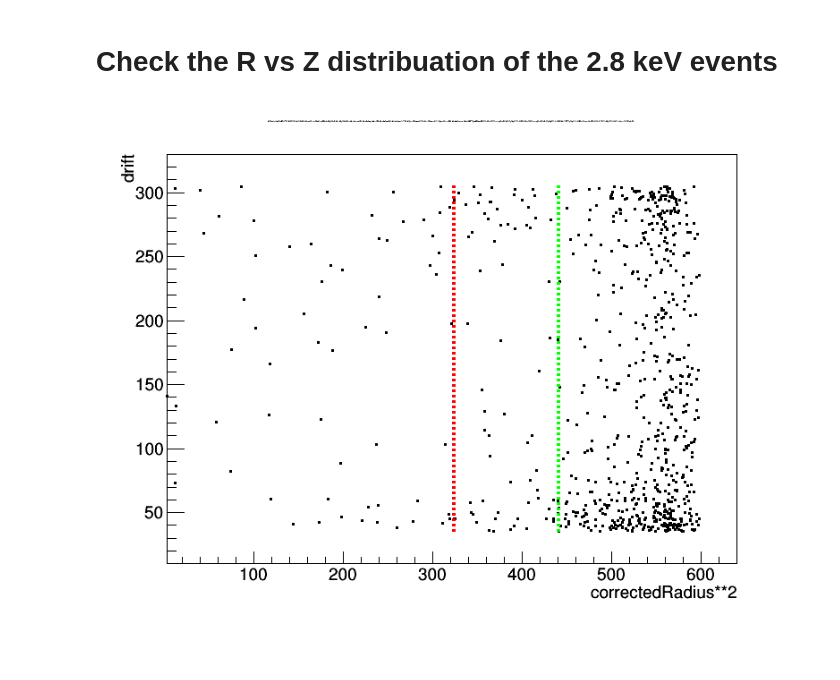
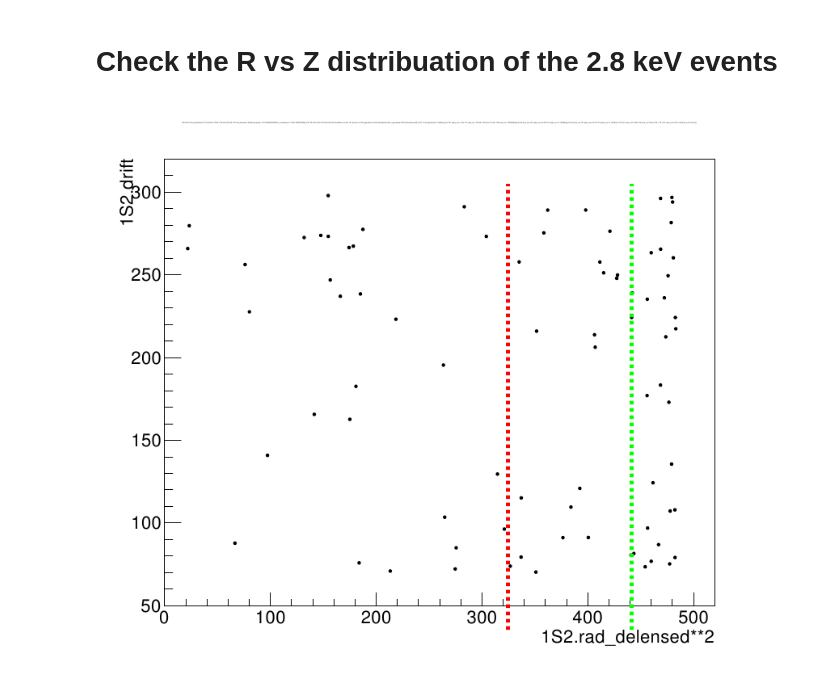
Before and after one commit to attdobi/iPyNb, a Jupyter notebook: Analysis_Code/Root_Run04_E.ipynb, the cells around one changed output. Saved outputs shown, nothing was run; the diff lists cells and outputs as text; code cells hidden in the pictures; blank space fills up the shorter version.

```diff
--- a/Analysis_Code/Root_Run04_E.ipynb
+++ b/Analysis_Code/Root_Run04_E.ipynb
@@ -91,6 +71,9 @@ chain.Add('/project/projectdirs/lux/data/golden/Run04_Cs.root')
 
 '''
 
-chain = TChain('golden')
-chain.Add('/project/projectdirs/lux/data/golden/root/Golden_Run04/*.root')
+chain = TChain('filter')
+chain.Add('/global/projecta/projectdirs/lux/data/golden/allRun4/*.root')
+
+chain_live = TChain('live')
+chain_live.Add('/global/projecta/projectdirs/lux/data/golden/allRun4/*.root')
 # %% [output]
@@ -506,11 +401,11 @@ c3 = rootnotes.default_canvas(name='3keV')
 #chain.SetMarkerSize(10)
 #setup s2 vs s2 hist to get LY,QY
 density_plt_hst2=TH2F('density_plt_hst2','2.8 keV WTF 1;S2_{c};spikyS1_{c}',20,100,3500,20,0,50)
-energy_cut=TCut('1/73*(spikyS1/{:g}+s2area/{:g})>{:g} && 1/73*(spikyS1/{:g}+s2area/{:g})<{:g}'
-               .format(g1,g2,cutsE[0,0],g1,g2,cutsE[0,1]))
+energy_cut=TCut('1/73*(1S1.area_cor/{:g}+1S2.area_cor/{:g})>{:g} && 1/73*(1S1.area_cor/{:g}+1S2.area_cor/{:g})<{:g}'
+               .format(g1,g2,2,g1,g2,3))
 
 
-n=chain.Draw('spikyS1:s2area>>density_plt_hst2',combined_cut+energy_cut,'colz') #s1area
+n=chain.Draw('1S1.area_cor:1S2.area_cor>>density_plt_hst2',combined_cut+energy_cut,'colz') #s1area
 
-c3
+c5
 # %% [output]
@@ -566,26 +461,26 @@ plt.title('2.8 keV WTF')
 <h1> Check the R vs Z distribuation of the 2.8 keV events </h1>
 # %%
 #c4.Clear()
-c4 = rootnotes.default_canvas(name='Ar_RZ')
+c6 = rootnotes.default_canvas(name='Ar_RZ', size=(1200, 1000))
 # %%
 chain.SetMarkerStyle(7)
 chain.SetMarkerSize(10)
 #density_plt_hst=TH2F('density_plt_hst','5.2 keV x-ray 1;S2_{c};spikyS1_{c}',20,500,3500,20,1,50)
 #density_plt_hst.Draw()
-chain.Draw('drift:correctedRadius**2',combined_cut+energy_cut) #s1area
+chain.Draw('1S2.drift:1S2.rad_delensed**2',combined_cut+energy_cut) #s1area
 
 linR18=TLine(18**2,35.5,18**2,305)
 linR18.SetLineColor(2)
 linR18.SetLineStyle(2)
 linR18.SetLineWidth(4)
 linR18.Draw()
 
-linR21=TLine(21**2,35.5,21**2,305)
+linR21=TLine(22**2,35.5,21**2,305)
 linR21.SetLineColor(3)
 linR21.SetLineStyle(2)
 linR21.SetLineWidth(4)
 linR21.Draw()
-c4
+c6
 # %% [output]
-[figure, old version]
+[figure, new version]
 # %%
```
Also changed, not shown: parts of 49 cells of this notebook, 15 other files.
